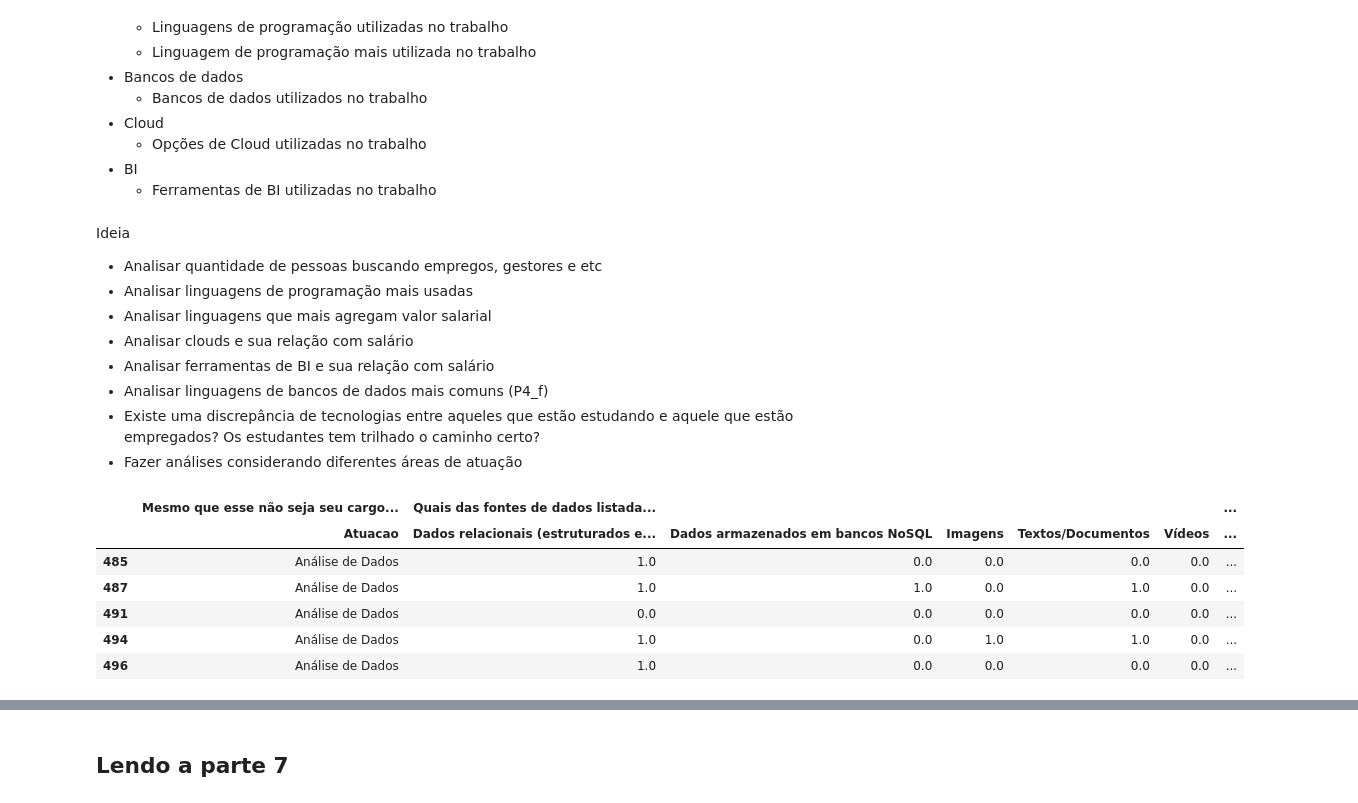
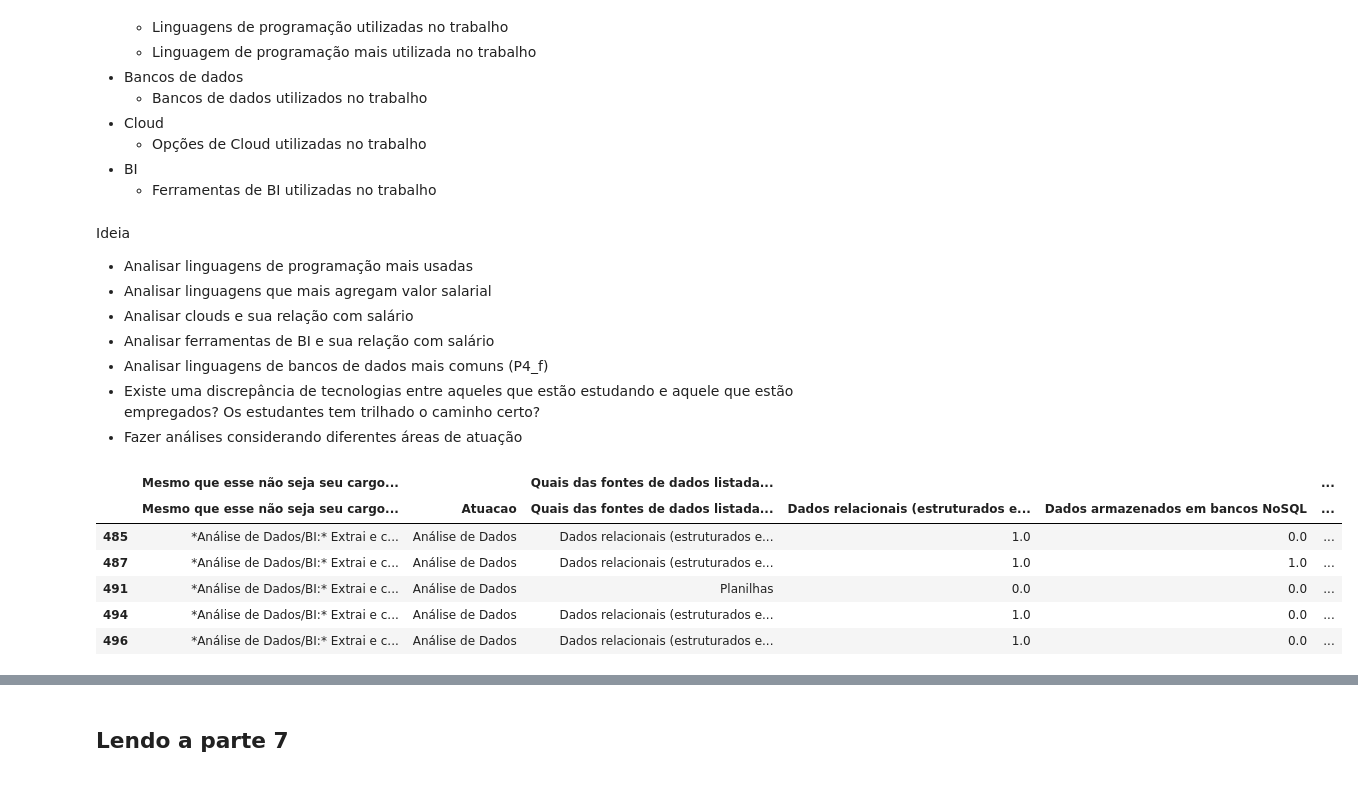
Before and after one commit to BrunoRammon/projeto_tecnicas_programacao_ii-, a Jupyter notebook: EDA.ipynb, the cells around one changed output, grey strips where cells are left out. Drawn from its saved outputs; the diff is of its cells as text; code cells hidden in the pictures.

```diff
--- a/EDA.ipynb
+++ b/EDA.ipynb
@@ -18,12 +18,12 @@ pd.set_option('display.max_columns', 500)
 # Funções
 # %%
 def get_columns_part(df,parts = []):
-    colunas = []
+    columns = []
     for column in df.columns:
         column_formmatado = column[0]
         if column_formmatado[:2] in parts:
-            colunas.append(column)
-    return colunas
+            columns.append(column)
+    return columns
 
 def clean_column_names(columns_df):
     try:
@@ -39,14 +39,13 @@ def get_columns_question(df,part,question):
     return columns
 
 def get_question(df,part,question):
-    df_question = df[get_columns_question(df_career,part,question)]
+    df_question = df[get_columns_question(df,part,question)]
 
     df_question.columns = clean_column_names(df_question.columns)
 
-    level_0_name = df_question.columns[0]
-
-    df_question.columns = pd.MultiIndex.from_product([[level_0_name],df_question.columns])
-    df_question=df_question[df_question.columns[1:]]
+    if len(df_question.columns) > 1:
+        level_0_name = df_question.columns[0]
+        df_question.columns = pd.MultiIndex.from_product([[level_0_name],df_question.columns])
 
     return df_question
 
@@ -62,13 +61,17 @@ def get_part(df,part):
 
     questions = range_char(min_question,max_question)
 
-    df_career_part = pd.concat([get_question(df_career,part,question) for question in questions],axis=1)
-    return df_career_part
+    df_part = pd.concat([get_question(df,part,question) for question in questions],axis=1)
+    return df_part
 # %% [markdown]
 Configurações gerais do dataframe principal
 # %%
 df_all = pd.read_csv('./datasets/State of Data 2021 - Dataset - Pgina1.csv')
+df_all = df_all[df_all["('P1_e_b ', 'Regiao onde mora')"] != 'Exterior'].reset_index(drop=True)
 df_all.columns=[col.replace("'s","s") for col in df_all.columns]
+df_all.columns=[col.replace("P2_q","P2_p") for col in df_all.columns]
+df_all.columns=[col.replace("P2_r","P2_q") for col in df_all.columns]
+df_all.columns=[col.replace("P2_s","P2_r") for col in df_all.columns]
 df_all.columns = [literal_eval(col) for col in df_all.columns]
 df_all.columns = [(col[0].strip(),col[1].strip()) for col in df_all.columns]
 df_all.head()
@@ -109,7 +118,7 @@ O objetivos será explorar algumas informações das Partes 1, 2, 4 e 7 e respon
 # %%
 career = 'Análise de Dados'
 # %%
-df_career = df_all[df_all[('P4_a', 'Atuacao')]==career]
-df_career.head()
+df = df_all[df_all[('P4_a', 'Atuacao')]==career]
+df.head()
 # %% [output]
 |  | (P0, id) | (P1_a, Idade) | (P1_a_a, Faixa idade) | (P1_b, Genero) | (P1_e, Estado onde mora) | ... |
@@ -207,7 +318,6 @@ Consiste em informações sobre atuação e ferramentas/tecnologias utilizadas p
     - Ferramentas de BI utilizadas no trabalho
 # %% [markdown]
 Ideia
-- Analisar quantidade de pessoas buscando empregos, gestores e etc
 - Analisar linguagens de programação mais usadas
 - Analisar linguagens que mais agregam valor salarial
 - Analisar clouds e sua relação com salário
@@ -217,13 +327,13 @@ Ideia
 - Fazer análises considerando diferentes áreas de atuação
 # %%
 part = 'P4'
-df_career_tools = get_part(df_career,part)
-df_career_tools.head()
+df_knowledge = get_part(df,part)
+df_knowledge.head()
 # %% [output]
-|  | Mesmo que esse não seja seu cargo... | Quais das fontes de dados listada... |  |  |  |  | ... |
-|  | Atuacao | Dados relacionais (estruturados e... | Dados armazenados em bancos NoSQL | Imagens | Textos/Documentos | Vídeos | ... |
-| 485 | Análise de Dados | 1.0 | 0.0 | 0.0 | 0.0 | 0.0 | ... |
-| 487 | Análise de Dados | 1.0 | 1.0 | 0.0 | 1.0 | 0.0 | ... |
-| 491 | Análise de Dados | 0.0 | 0.0 | 0.0 | 0.0 | 0.0 | ... |
-| 494 | Análise de Dados | 1.0 | 0.0 | 1.0 | 1.0 | 0.0 | ... |
-| 496 | Análise de Dados | 1.0 | 0.0 | 0.0 | 0.0 | 0.0 | ... |
+|  | Mesmo que esse não seja seu cargo... |  | Quais das fontes de dados listada... |  |  | ... |
+|  | Mesmo que esse não seja seu cargo... | Atuacao | Quais das fontes de dados listada... | Dados relacionais (estruturados e... | Dados armazenados em bancos NoSQL | ... |
+| 485 | *Análise de Dados/BI:* Extrai e c... | Análise de Dados | Dados relacionais (estruturados e... | 1.0 | 0.0 | ... |
+| 487 | *Análise de Dados/BI:* Extrai e c... | Análise de Dados | Dados relacionais (estruturados e... | 1.0 | 1.0 | ... |
+| 491 | *Análise de Dados/BI:* Extrai e c... | Análise de Dados | Planilhas | 0.0 | 0.0 | ... |
+| 494 | *Análise de Dados/BI:* Extrai e c... | Análise de Dados | Dados relacionais (estruturados e... | 1.0 | 0.0 | ... |
+| 496 | *Análise de Dados/BI:* Extrai e c... | Análise de Dados | Dados relacionais (estruturados e... | 1.0 | 0.0 | ... |
```
Also changed, not shown: parts of 43 cells of this notebook.
